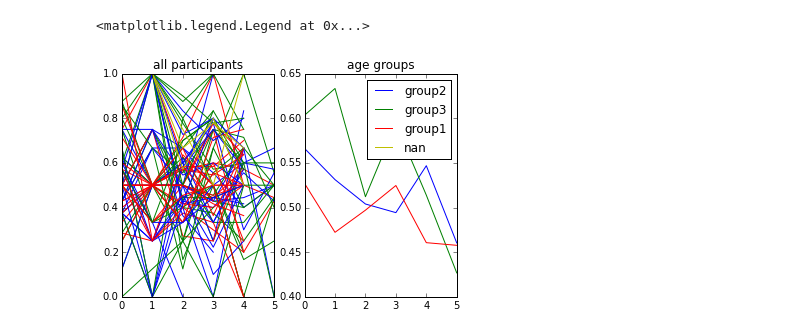
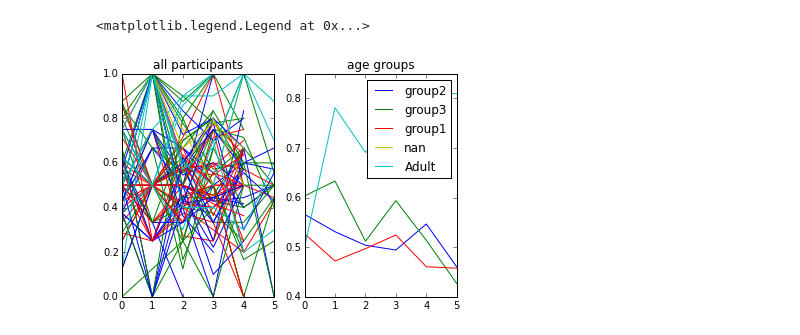
Before and after one commit to sriveravi/KARS, a Jupyter notebook: kars2.ipynb, the cells around one changed output. Saved outputs shown, nothing was run; the diff lists cells and outputs as text; code cells hidden in the pictures.

Commit message:
now with adult learning curves

```diff
--- a/kars2.ipynb
+++ b/kars2.ipynb
@@ -15,7 +15,9 @@ def getAgeGrp( age ):
         return 'group1'
     elif age < 18 and age >= 12:
         return 'group2'
+    elif age < 30 and age >= 18 :
+        return 'group3'
     else:
-        return 'group3'
+        return 'Adult'
 # %% [output]
 Populating the interactive namespace from numpy and matplotlib
@@ -54,6 +58,22 @@ df[ 'pracBlock'] = df[ 'block']
 df.pracBlock.loc[ df.trial < 9] = 0
 # concatenate
 df = pd.concat( [dfLab, df], ignore_index=True)
+dfLab =df
+
+# load up ADULT besline condition
+file = '../accByKeith_AdultBL.txt'
+df =  pd.read_csv( file,sep=',',names=['subid', 'trial', 'block', 'acc', 'RT', 'age']).dropna()
+# define which columns labeled
+df['isLabeled'] = False #df.trial.apply(lambda(x):labInd[x-1] )
+df['condLab'] = 0
+df[ 'pracBlock'] = df[ 'block']
+df.pracBlock.loc[ df.trial < 9] = 0
+df['age'] = 24*18
+# concatenate
+df = pd.concat( [dfLab, df], ignore_index=True)
+
+
+
 
 # clear unecessary data
 del dfLab
@@ -130,23 +150,23 @@ for s in blockAcc.subid.unique():
 # blockAcc[ blockAcc.peakBlock != 1]
 # %%
 # show accuracy trends
-gCol = { 'group1':'r-', 'group2':'b-', 'group3':'g-', 'nan':'y-'}
+gCol = { 'group1':'r-', 'group2':'b-', 'group3':'g-', 'Adult':'c-','nan':'y-'}
 
 subplot(121)
 title( 'all participants')
 for s in blockAcc.subid.unique():
     sub = blockAcc[ blockAcc.subid == s]
     plot( sub.pracBlock, sub.acc, gCol[ str(sub.iloc[0].ageGrps)] )
 
 subplot(122)
 title( 'age groups')
 for g in blockAcc.ageGrps.unique():
     sub = blockAcc[ blockAcc.ageGrps == g].groupby('pracBlock').mean().reset_index()
     plot( sub.pracBlock, sub.acc, gCol[str(g)], label=g )
 legend()
 # %% [output]
 <matplotlib.legend.Legend at 0x...>
-[figure, old version]
+[figure, new version]
 # %%
 # export to csv
 blockAcc.to_csv( 'blockAccBaselineAndLabel.txt' ,sep = ',')
```
Also changed, not shown: parts of 6 cells of this notebook.
